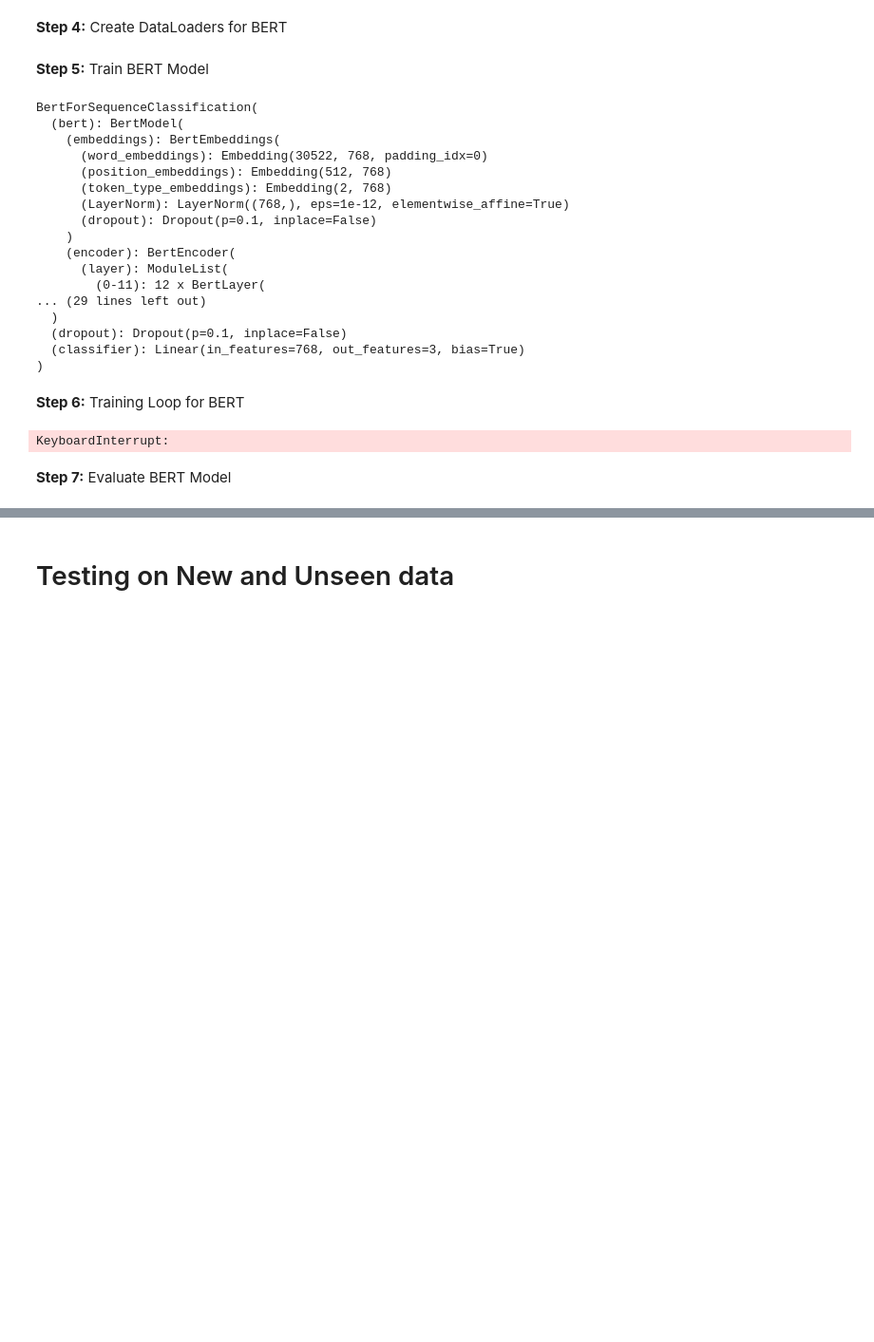
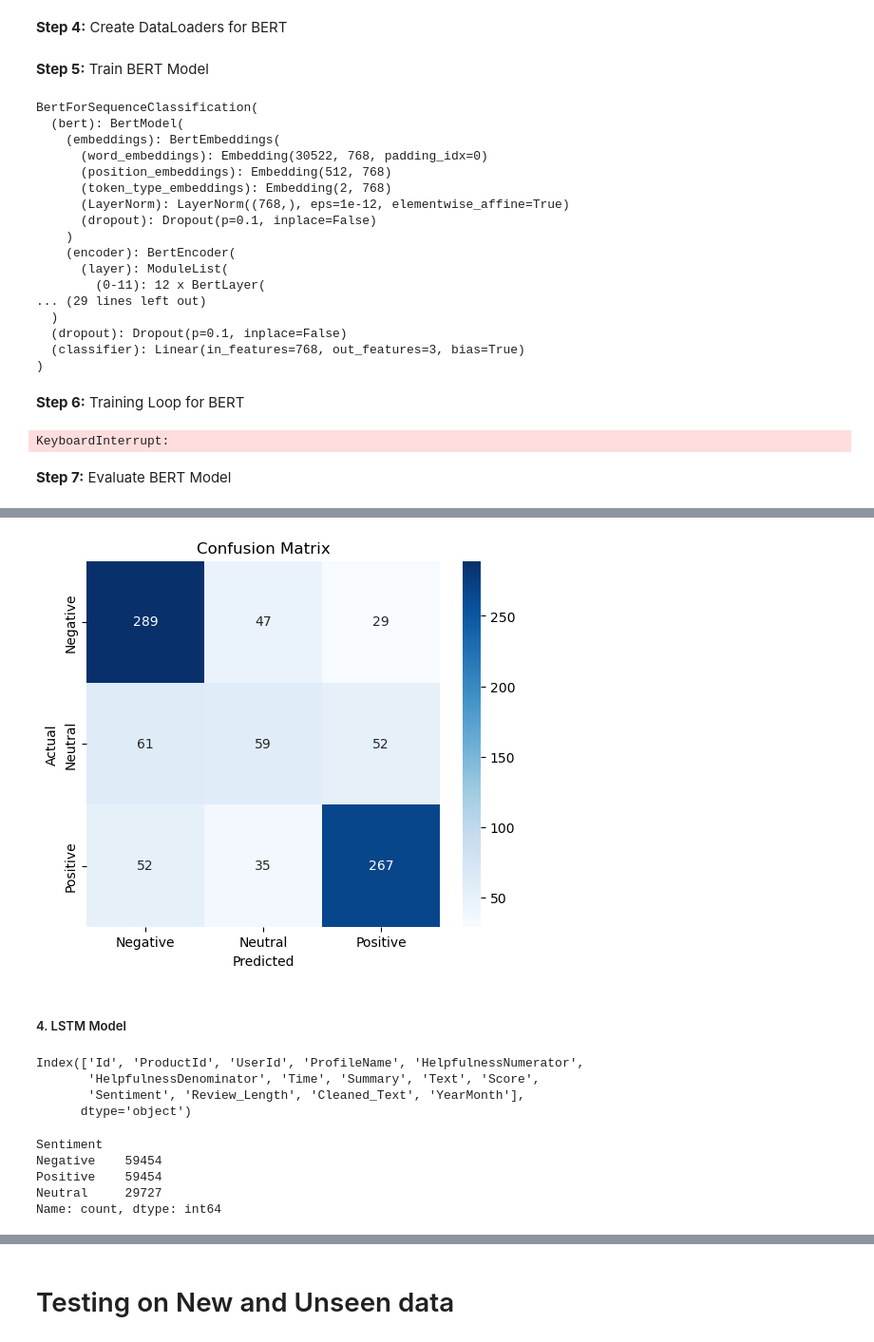
Before and after one commit to gvsrgh/Sentiment-Analysis, a Jupyter notebook: AmazonReviews.ipynb, the cells around one changed output, grey strips where cells are left out. Shown at 95% size. Cells and saved outputs as stored; diff of their text form; code cells hidden in the pictures; blank space fills up the shorter version.

```diff
--- a/AmazonReviews.ipynb
+++ b/AmazonReviews.ipynb
@@ -1008,0 +1170,5 @@ print(f"BERT Model Accuracy: {accuracy_bert:.2f}%")
+# %%
+from transformers import DistilBertForSequenceClassification
+
+num_labels = 3  # Three classes: Negative, Neutral, Positive
+model = DistilBertForSequenceClassification.from_pretrained("distilbert-base-uncased", num_labels=num_labels)
@@ -1008,0 +1237,9 @@ print(f"BERT Model Accuracy: {accuracy_bert:.2f}%")
+# %%
+import torch.nn as nn
+from transformers import AdamW
+
+device = torch.device("cpu")
+model.to(device)  # Move model to CPU
+
+optimizer = AdamW(model.parameters(), lr=5e-5)  # Define optimizer
+loss_fn = nn.CrossEntropyLoss()  # Define loss function
@@ -1008,0 +1286,15 @@ print(f"BERT Model Accuracy: {accuracy_bert:.2f}%")
+# %%
+from sklearn.model_selection import train_test_split
+
+# Taking a smaller sample from the test dataset (10% of test data)
+X_test_small, _, y_test_small, _ = train_test_split(X_test, y_test, test_size=0.97, random_state=42)
+
+# Tokenizing the smaller test dataset
+test_dataset_small = tokenize_data(X_test_small, y_test_small)
+
+# Creating the DataLoader
+batch_size = 32
+test_loader = DataLoader(test_dataset_small, batch_size=batch_size, shuffle=False)
+
+# Now, run prediction
+y_true, y_pred = predict(model, test_loader)
@@ -1008,0 +1323,44 @@ print(f"BERT Model Accuracy: {accuracy_bert:.2f}%")
+# %%
+import matplotlib.pyplot as plt
+import seaborn as sns
+from sklearn.metrics import confusion_matrix
+
+# Compute confusion matrix
+cm = confusion_matrix(y_true, y_pred)
+
+# Plot confusion matrix
+plt.figure(figsize=(6,5))
+sns.heatmap(cm, annot=True, fmt='d', cmap='Blues', xticklabels=["Negative", "Neutral", "Positive"], yticklabels=["Negative", "Neutral", "Positive"])
+plt.xlabel("Predicted")
+plt.ylabel("Actual")
+plt.title("Confusion Matrix")
+plt.show()
+# %% [output]
+[figure, added]
+# %% [markdown]
+##### 4. LSTM Model
+# %%
+df_balanced.columns
+# %% [output]
+Index(['Id', 'ProductId', 'UserId', 'ProfileName', 'HelpfulnessNumerator',
+       'HelpfulnessDenominator', 'Time', 'Summary', 'Text', 'Score',
+       'Sentiment', 'Review_Length', 'Cleaned_Text', 'YearMonth'],
+      dtype='object')
+# %%
+import pandas as pd
+
+# Load dataset
+df = df_balanced  # Ensure df_balanced is balanced
+
+# Select required columns
+X = df["Cleaned_Text"]  # Preprocessed review text
+y = df["Sentiment"]  # Sentiment label
+
+# Check if all classes are present
+print(y.value_counts())
+# %% [output]
+Sentiment
+Negative    59454
+Positive    59454
+Neutral     29727
+Name: count, dtype: int64
```
Also changed, not shown: parts of 135 cells of this notebook.
